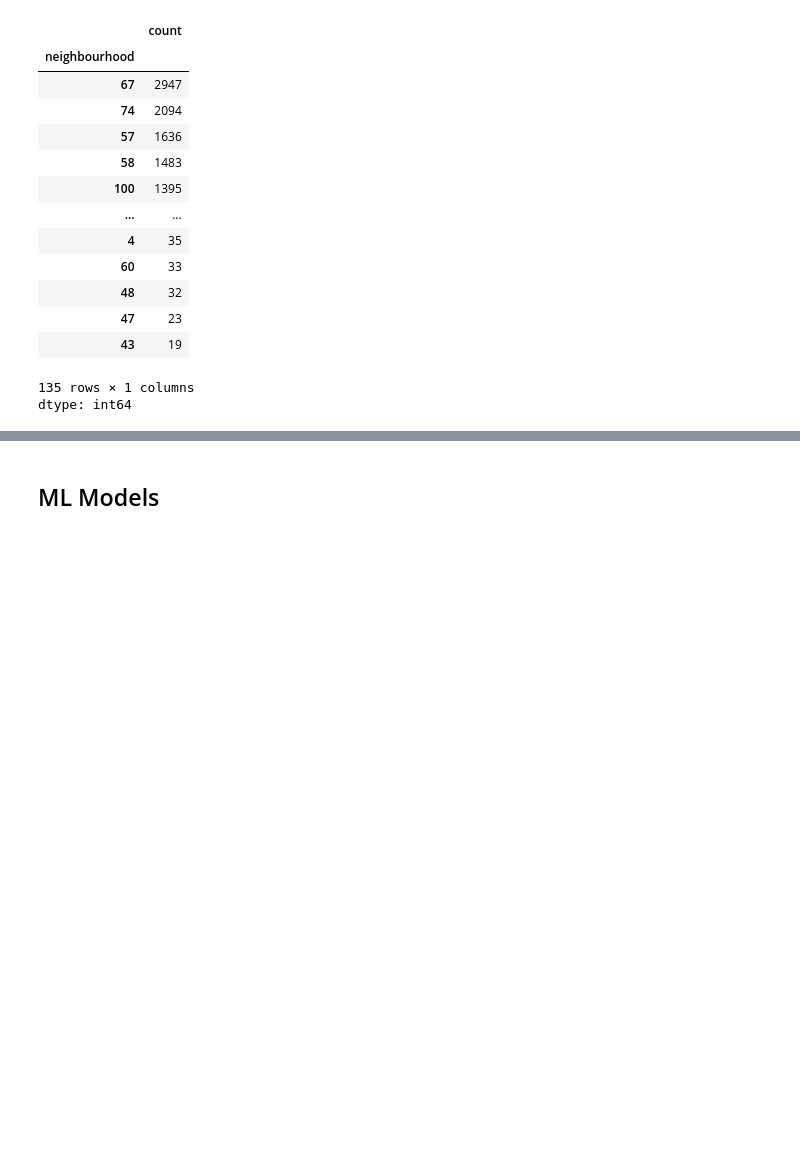
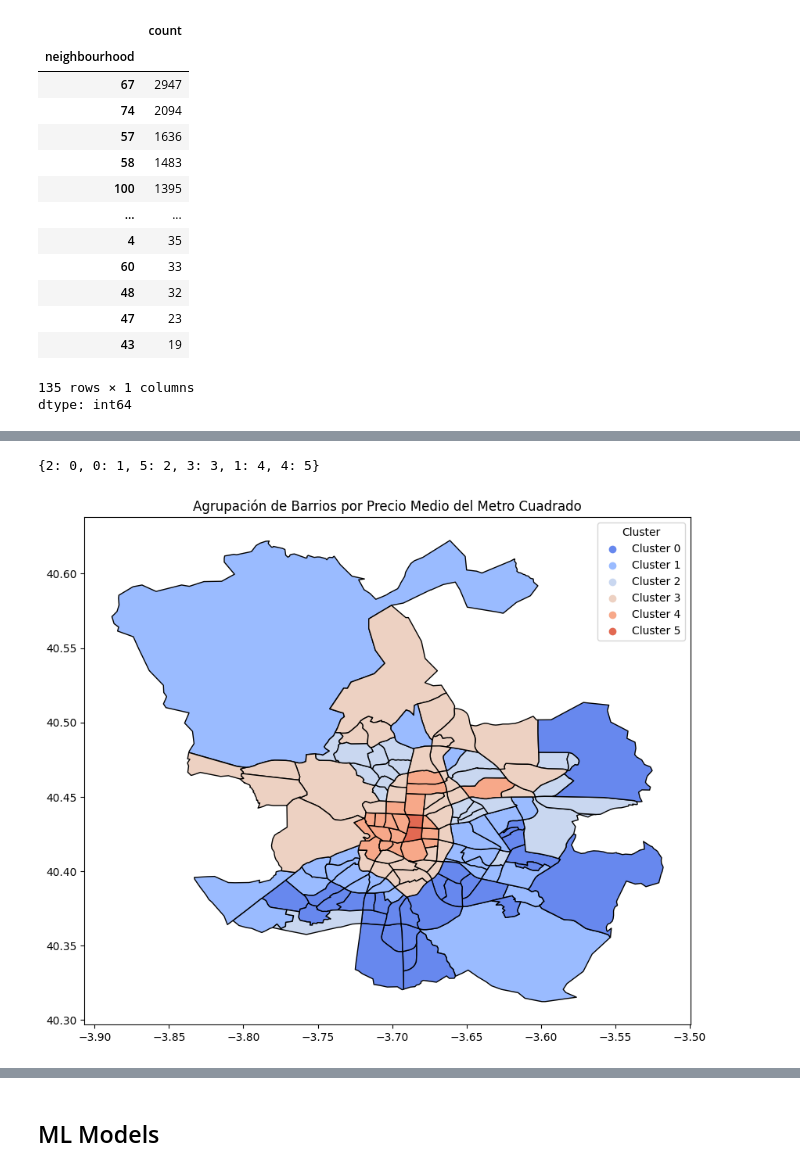
Before and after one commit to edouardor/Idealista_2024, a Jupyter notebook: Notebooks/Idealista Madrid github.ipynb, the cells around one changed output, grey strips where cells are left out. Saved outputs shown, nothing was run; the diff lists cells and outputs as text; code cells hidden in the pictures; blank space fills up the shorter version.

```diff
--- a/Notebooks/Idealista Madrid github.ipynb
+++ b/Notebooks/Idealista Madrid github.ipynb
@@ -351,0 +503,8 @@ df_Madrid = df.copy()
+# %%
+# Supongamos que tu GeoDataFrame se llama 'gdf' y tiene una columna 'Cluster'
+# y una columna 'mean_UNITPRICE' que representa el precio medio por barrio.
+
+# Calcular el precio medio por cluster
+precio_medio_por_cluster = gdf.groupby('Cluster')['mean_UNITPRICE'].mean().reset_index()
+
+print(precio_medio_por_cluster)
@@ -351,0 +519,5 @@ df_Madrid = df.copy()
+# %%
+# Ordenar los clusters por 'mean_UNITPRICE' de menor a mayor
+precio_medio_por_cluster = precio_medio_por_cluster.sort_values('mean_UNITPRICE').reset_index(drop=True)
+
+print(precio_medio_por_cluster)
@@ -351,0 +532,36 @@ df_Madrid = df.copy()
+# %%
+# Crear una lista de clusters ordenados por precio medio
+clusters_ordenados = precio_medio_por_cluster['Cluster'].tolist()
+
+# Crear un diccionario de mapeo: {cluster_original: cluster_nuevo}
+mapeo_clusters = {cluster_original: nuevo_cluster for nuevo_cluster, cluster_original in enumerate(clusters_ordenados)}
+
+print(mapeo_clusters)
+# %% [output]
+{2: 0, 0: 1, 5: 2, 3: 3, 1: 4, 4: 5}
+# %%
+# Aplicar el mapeo para crear una nueva columna 'Cluster_Ordenado'
+gdf['Cluster_Ordenado'] = gdf['Cluster'].map(mapeo_clusters)
+
+# Opcional: Si deseas reemplazar la columna 'Cluster' original
+# gdf_geo['Cluster'] = gdf_geo['Cluster'].map(mapeo_clusters)
+# %%
+# Definir una paleta de colores
+palette = sns.color_palette('coolwarm', k_optimo).as_hex()
+
+# Asignar colores a cada cluster
+gdf['color'] = gdf['Cluster_Ordenado'].apply(lambda x: palette[x])
+
+# Plotear el mapa
+fig, ax = plt.subplots(figsize=(10, 10))
+gdf.plot(color=gdf['color'], edgecolor='black', ax=ax)
+
+# Añadir una leyenda
+for cluster in range(k_optimo):
+    ax.scatter([], [], c=palette[cluster], label=f'Cluster {cluster}')
+ax.legend(title='Cluster')
+
+plt.title('Agrupación de Barrios por Precio Medio del Metro Cuadrado')
+plt.show()
+# %% [output]
+[figure, added]
```
Also changed, not shown: parts of 31 cells of this notebook.
